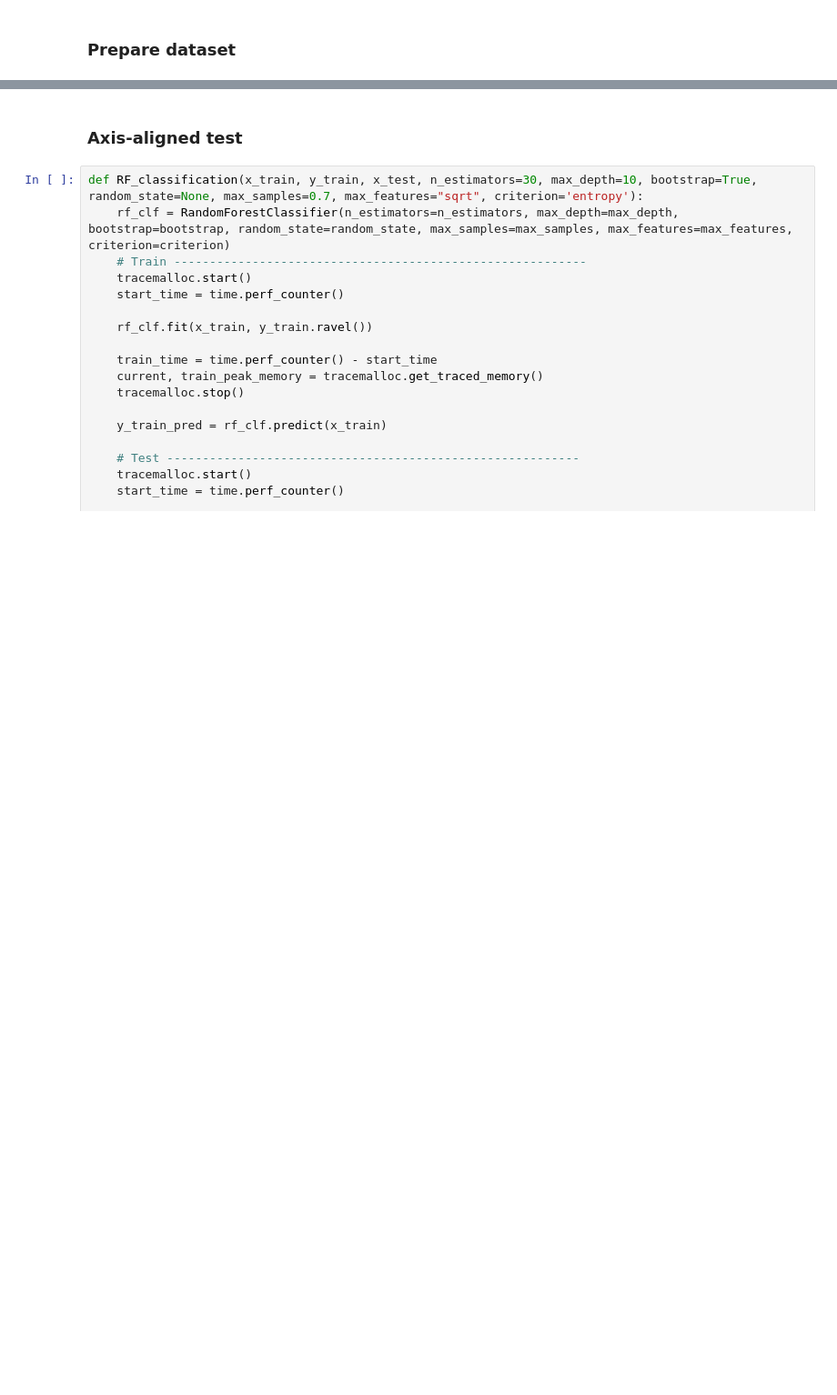
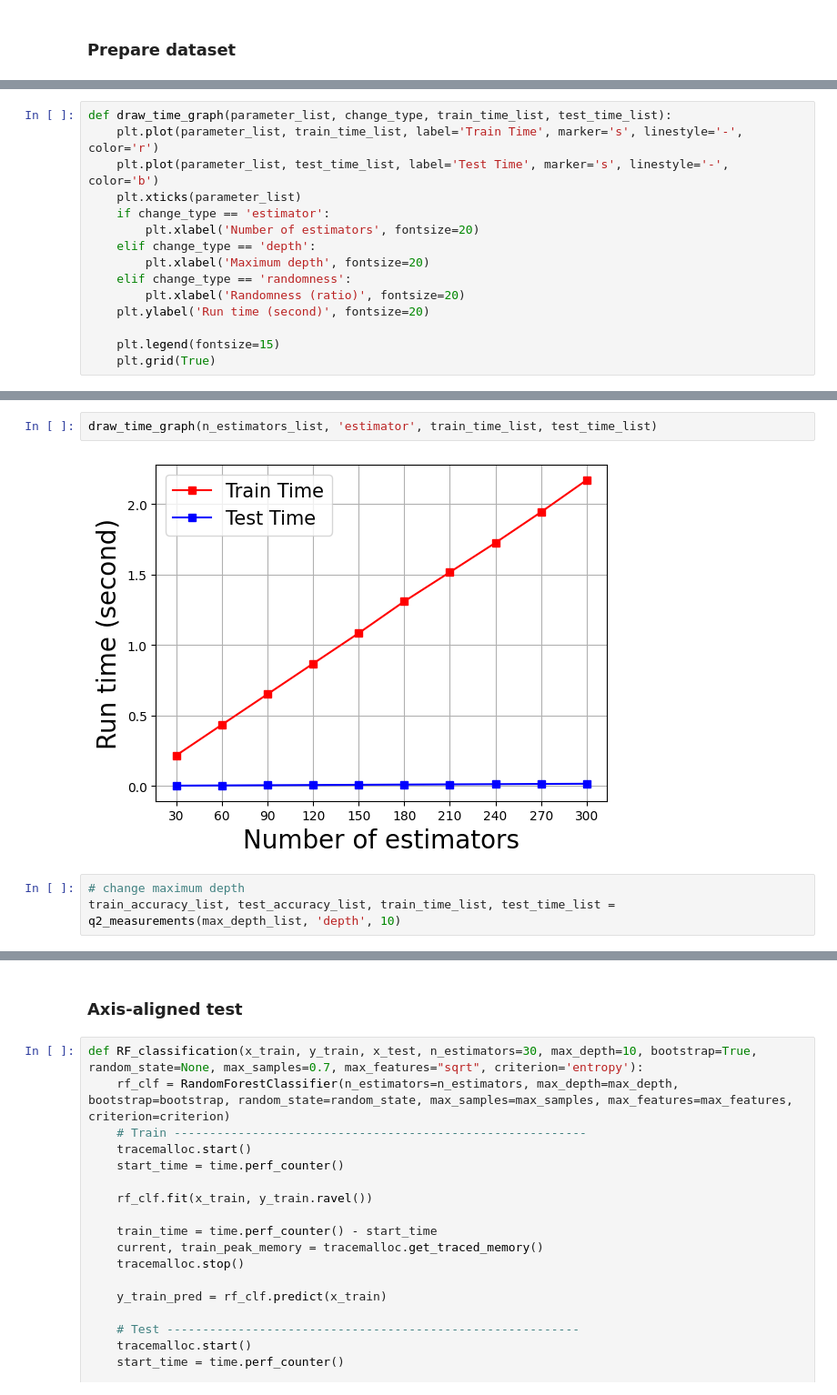
Before and after one commit to chuu-shin/CS485-Course-Work-2, a Jupyter notebook: Q3.ipynb, the cells around one changed output, grey strips where cells are left out. Shown at 91% size. Cells and saved outputs as stored; diff of their text form; blank space fills up the shorter version.

```diff
--- a/Q3.ipynb
+++ b/Q3.ipynb
@@ -214,0 +318,15 @@ Descriptor extraction completed.
+# %%
+def draw_time_graph(parameter_list, change_type, train_time_list, test_time_list):
+    plt.plot(parameter_list, train_time_list, label='Train Time', marker='s', linestyle='-', color='r')
+    plt.plot(parameter_list, test_time_list, label='Test Time', marker='s', linestyle='-', color='b')
+    plt.xticks(parameter_list)
+    if change_type == 'estimator':
+        plt.xlabel('Number of estimators', fontsize=20)
+    elif change_type == 'depth':
+        plt.xlabel('Maximum depth', fontsize=20)
+    elif change_type == 'randomness':
+        plt.xlabel('Randomness (ratio)', fontsize=20)
+    plt.ylabel('Run time (second)', fontsize=20)
+
+    plt.legend(fontsize=15)
+    plt.grid(True)
@@ -214,0 +344,7 @@ Descriptor extraction completed.
+# %%
+draw_time_graph(n_estimators_list, 'estimator', train_time_list, test_time_list)
+# %% [output]
+[figure, added]
+# %%
+# change maximum depth
+train_accuracy_list, test_accuracy_list, train_time_list, test_time_list = q2_measurements(max_depth_list, 'depth', 10)
```
Also changed, not shown: parts of 46 cells of this notebook, 3 other files.
